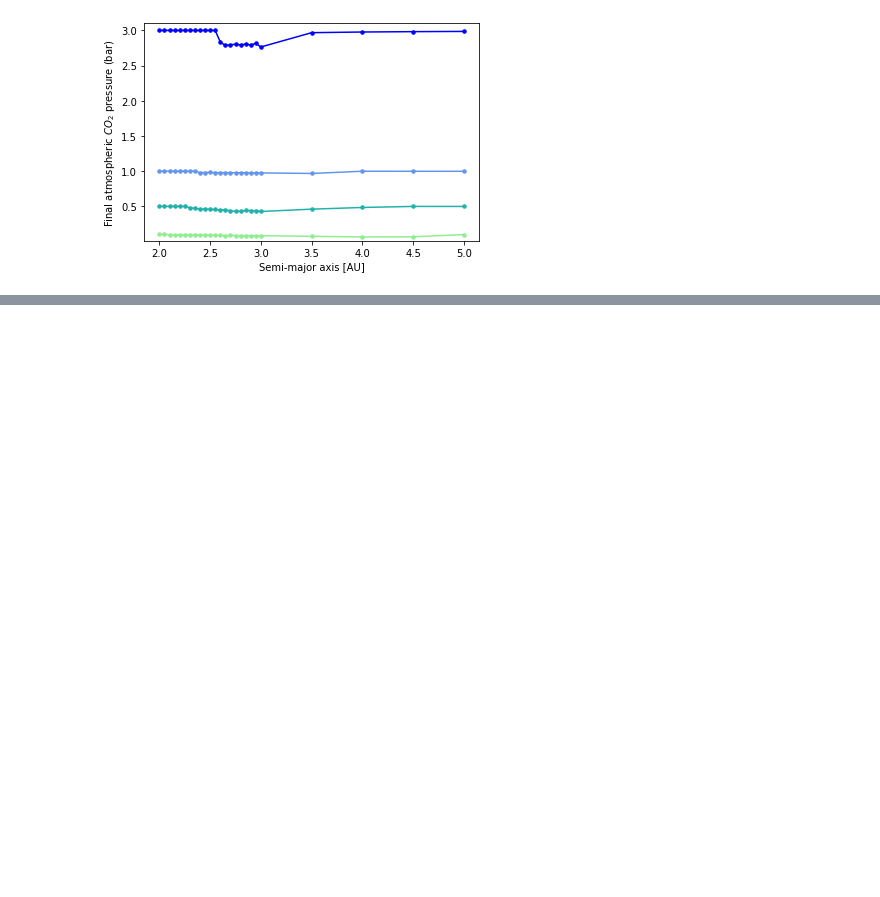
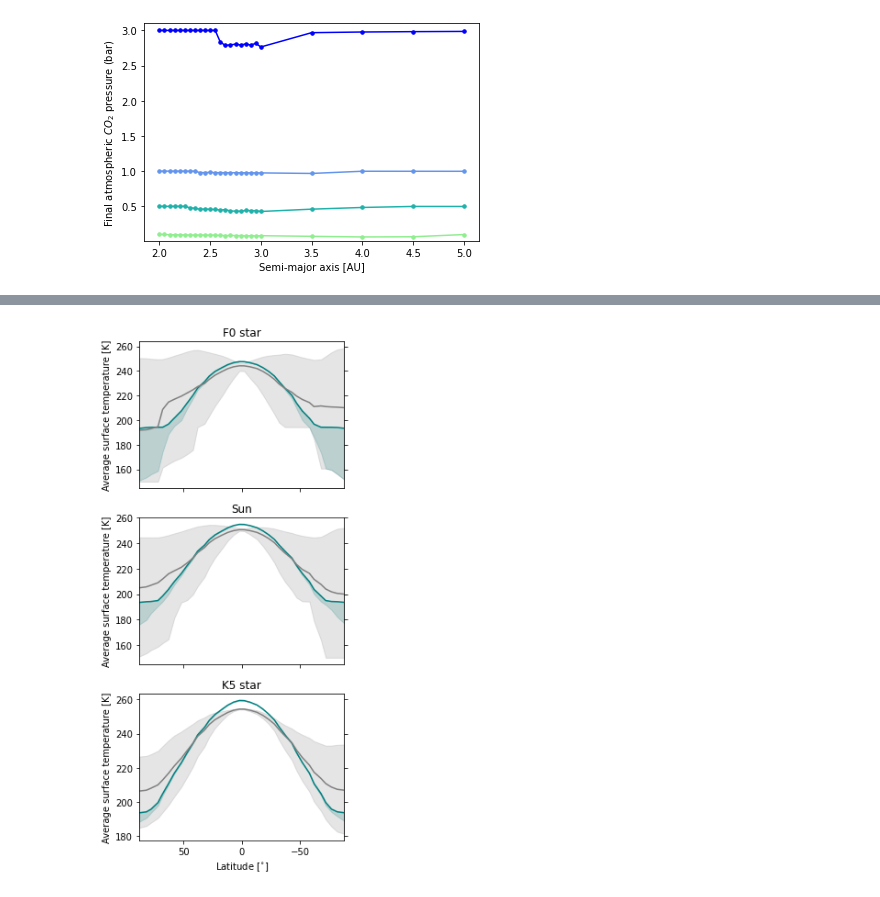
Before and after one commit to irenebonati/CO2-condensation, a Jupyter notebook: Code/Plots.ipynb, the cells around one changed output, grey strips where cells are left out. Saved outputs shown, nothing was run; the diff lists cells and outputs as text; code cells hidden in the pictures; blank space fills up the shorter version.

Commit message:
Fill in between minimum and maximum temperature

```diff
--- a/Code/Plots.ipynb
+++ b/Code/Plots.ipynb
@@ -880,0 +1088,21 @@ plt.show()
+# %%
+fig, ax = plt.subplots(3, 1, figsize=(4, 10), sharex=True)
+for i in range(temp_ave.shape[1]):
+
+    latitude = latitude_plot[:,i]
+
+stars=["F0 star", "Sun", "K5 star"]
+for i in range(3):
+    ax[i].fill_between(latitude,temp_mi[:,i],temp_ma[:,i],color='teal',alpha=0.2)
+    ax[i].fill_between(latitude,temp_mi[:,i+3],temp_ma[:,i+3],color='grey',alpha=0.2)
+    ax[i].plot(latitude,temp_ave[:,i],color='teal')
+    ax[i].plot(latitude,temp_ave[:,i+3],color='grey')
+    ax[i].set_xlim([88, -88])
+    ax[i].yaxis.set_ticks_position('both')
+    ax[i].set_ylabel("Average surface temperature [K]")
+    ax[i].set_title('{}'.format(stars[i]))
+plt.xlabel("Latitude [$^{\circ}$]")
+plt.savefig('Figures/shading_icold{}_a{}ui.pdf'.format(icoldflag[0],a0[0]), bbox_inches='tight',format='pdf')
+plt.show()
+# %% [output]
+[figure, added]
```
Also changed, not shown: parts of 4 cells of this notebook, 34 other files.
